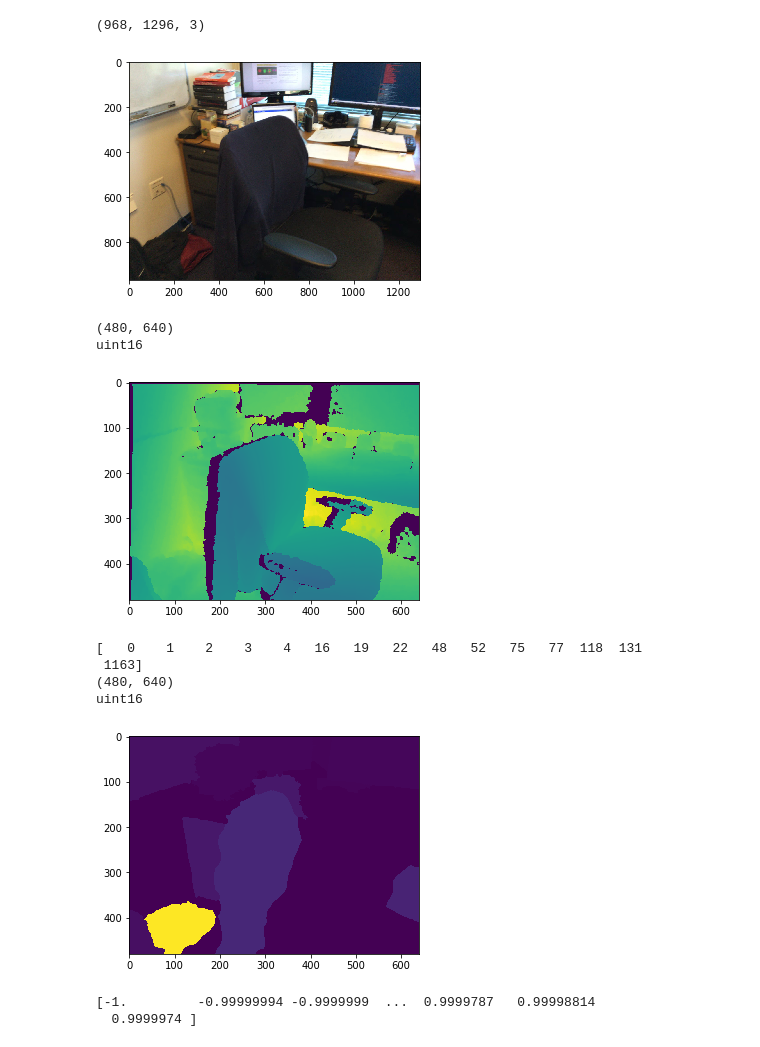
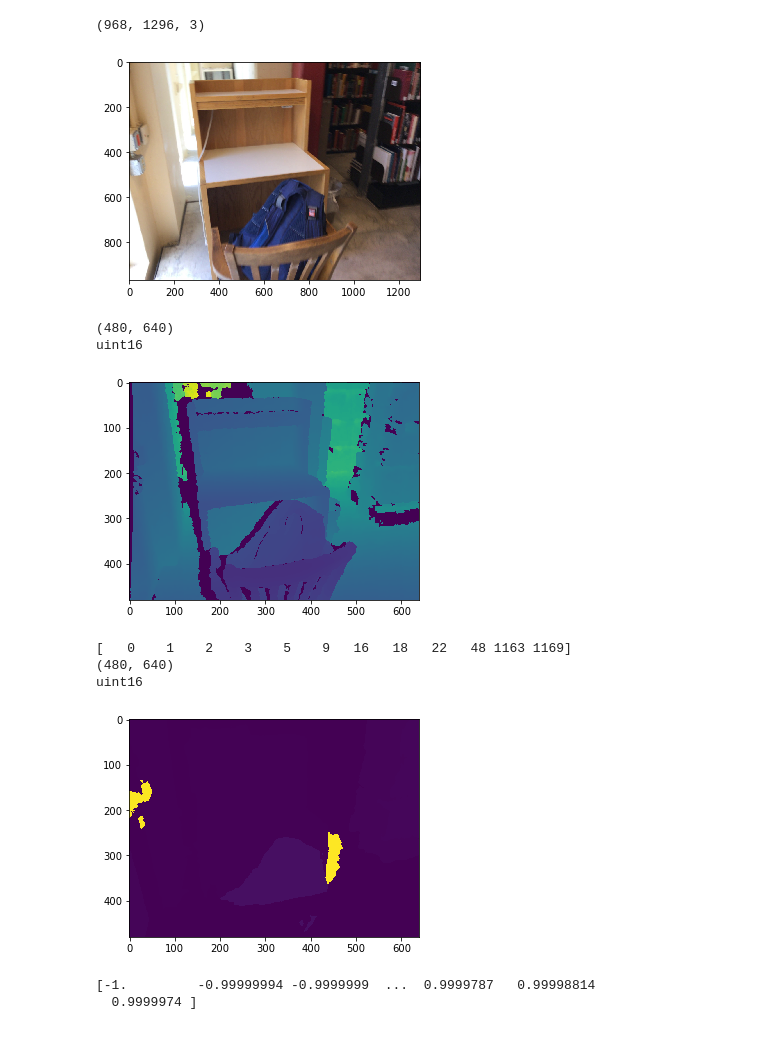
Before and after one commit to StevenHickson/Adapnet-Shape, a Jupyter notebook: Scannet_dataset.ipynb, the cells around one changed output. Saved outputs shown, nothing was run; the diff lists cells and outputs as text; code cells hidden in the pictures.

```diff
--- a/Scannet_dataset.ipynb
+++ b/Scannet_dataset.ipynb
@@ -14,13 +16,13 @@ from python.calc_normals import NormalCalculation
 # %%
-root_dir = '/media/steve/Seagate Backup Plus Drive/scans/'
-scenename = 'scene0010_00'
+root_dir = '/data4/scans/'
+scenename = 'scene0020_00'
 filename = scenename + '/frames/frame-000000'
-image = cv2.imread(root_dir + filename + '.color.jpg')
+image = cv2.imread(root_dir + filename + '.color.jpg', cv2.IMREAD_COLOR)
 plt.imshow(cv2.cvtColor(image, cv2.COLOR_BGR2RGB))
 print(image.shape)
 # %% [output]
 (968, 1296, 3)
-[figure, old version]
+[figure, new version]
 # %%
 depth = cv2.imread(root_dir + filename + '.depth.pgm', cv2.IMREAD_ANYDEPTH)
 plt.imshow(depth)
@@ -29,7 +31,7 @@ print(depth.dtype)
 # %% [output]
 (480, 640)
 uint16
-[figure, old version]
+[figure, new version]
 # %%
 labels = cv2.resize(cv2.imread(root_dir + scenename + '/label-filt/0.png', cv2.IMREAD_ANYDEPTH), (640,480), interpolation=cv2.INTER_NEAREST)
 #labels = cv2.imread(root_dir + 'scene0001_00/label-filt/0.png', cv2.IMREAD_ANYDEPTH)
@@ -38,11 +40,10 @@ print(np.unique(labels))
 print(labels.shape)
 print(labels.dtype)
 # %% [output]
-[   0    1    2    3    4   16   19   22   48   52   75   77  118  131
- 1163]
+[   0    1    2    3    5    9   16   18   22   48 1163 1169]
 (480, 640)
 uint16
-[figure, old version]
+[figure, new version]
 # %%
 camera_params = [577.591,0,318.905,0,578.73,242.684,0,0,1]
 normal_params = [5,0.02,30]
```
Also changed, not shown: parts of 8 cells of this notebook, 5 other files.
